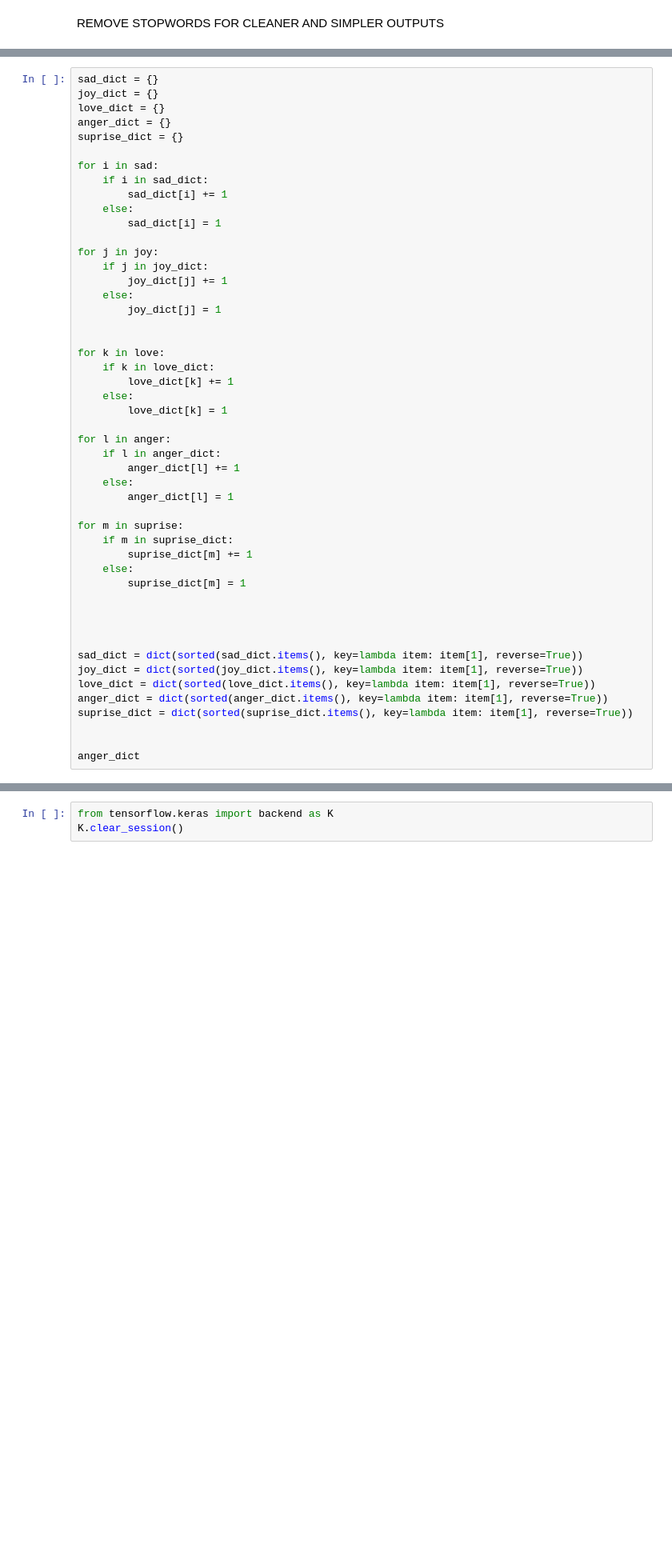
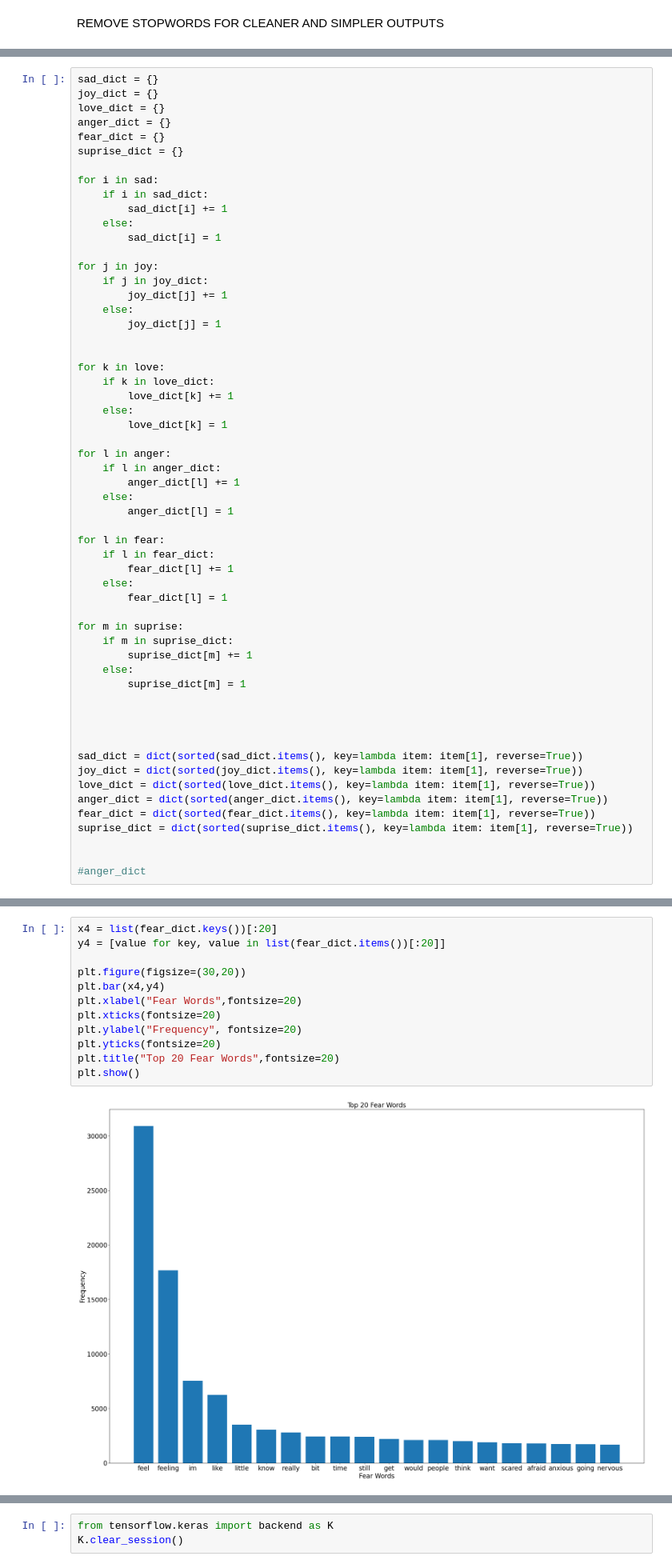
Before and after one commit to jihyopark02/NLP-PROJECT, a Jupyter notebook: emotion.ipynb, the cells around one changed output, grey strips where cells are left out. Shown at 80% size. Cells and saved outputs as stored; diff of their text form; blank space fills up the shorter version.

```diff
--- a/emotion.ipynb
+++ b/emotion.ipynb
@@ -308,6 +247,7 @@ sad_dict = {}
 joy_dict = {}
 love_dict = {}
 anger_dict = {}
+fear_dict = {}
 suprise_dict = {}
 
 for i in sad:
@@ -335,6 +275,12 @@ for l in anger:
     else:
         anger_dict[l] = 1
 
+for l in fear:
+    if l in fear_dict:
+        fear_dict[l] += 1
+    else:
+        fear_dict[l] = 1
+
 for m in suprise:
     if m in suprise_dict:
         suprise_dict[m] += 1
@@ -348,7 +294,8 @@ sad_dict = dict(sorted(sad_dict.items(), key=lambda item: item[1], reverse=True)
 joy_dict = dict(sorted(joy_dict.items(), key=lambda item: item[1], reverse=True))
 love_dict = dict(sorted(love_dict.items(), key=lambda item: item[1], reverse=True))
 anger_dict = dict(sorted(anger_dict.items(), key=lambda item: item[1], reverse=True))
+fear_dict = dict(sorted(fear_dict.items(), key=lambda item: item[1], reverse=True))
 suprise_dict = dict(sorted(suprise_dict.items(), key=lambda item: item[1], reverse=True))
 
 
-anger_dict
+#anger_dict
@@ -431,4 +360,18 @@ plt.title("Top 10 Anger Words",fontsize=20)
 plt.show()
 # %% [output]
 [figure]
+# %%
+x4 = list(fear_dict.keys())[:20]
+y4 = [value for key, value in list(fear_dict.items())[:20]]
+
+plt.figure(figsize=(30,20))
+plt.bar(x4,y4)
+plt.xlabel("Fear Words",fontsize=20)
+plt.xticks(fontsize=20)
+plt.ylabel("Frequency", fontsize=20)
+plt.yticks(fontsize=20)
+plt.title("Top 20 Fear Words",fontsize=20)
+plt.show()
+# %% [output]
+[figure, added]
 # %%
```
Also changed, not shown: parts of 18 cells of this notebook.
